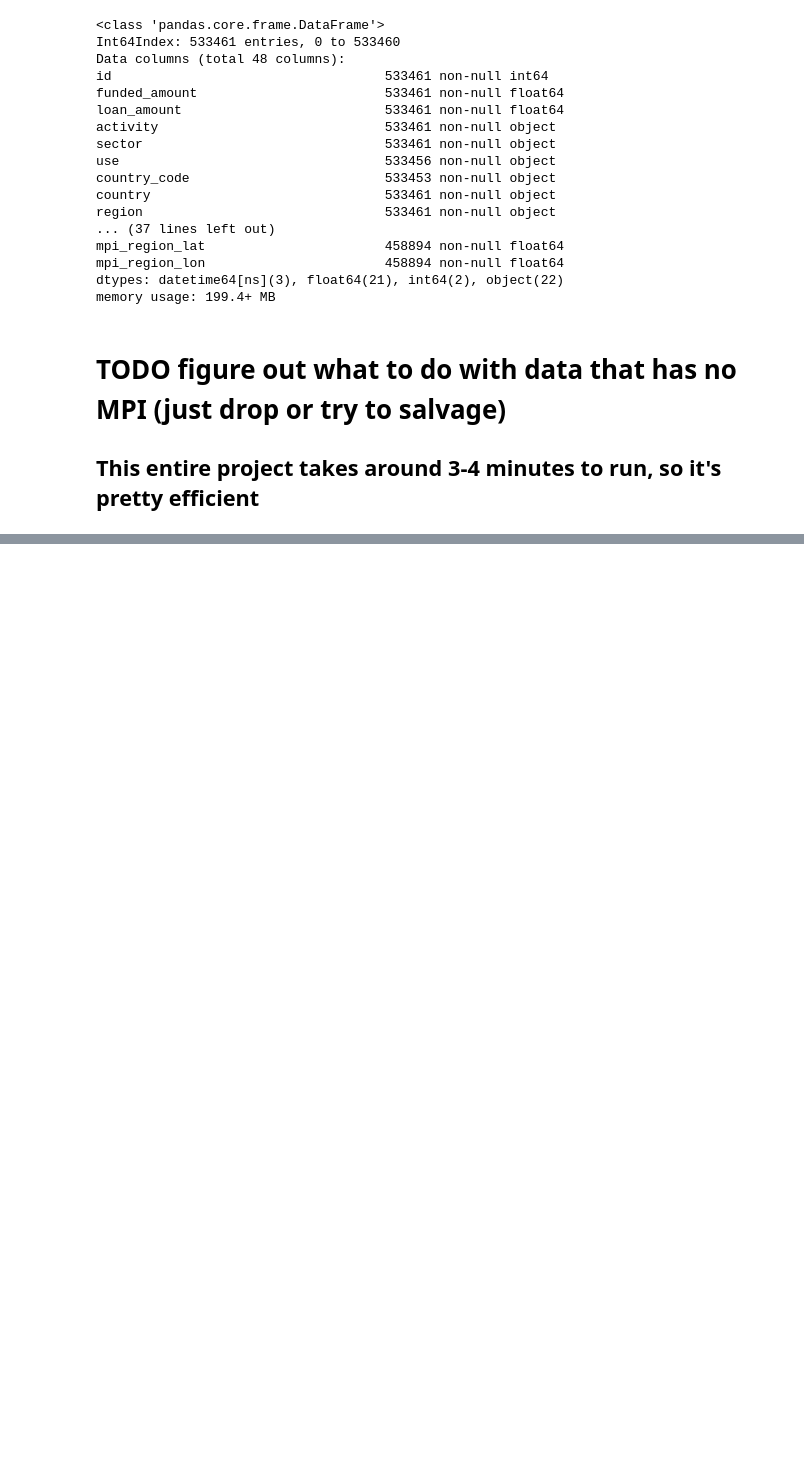
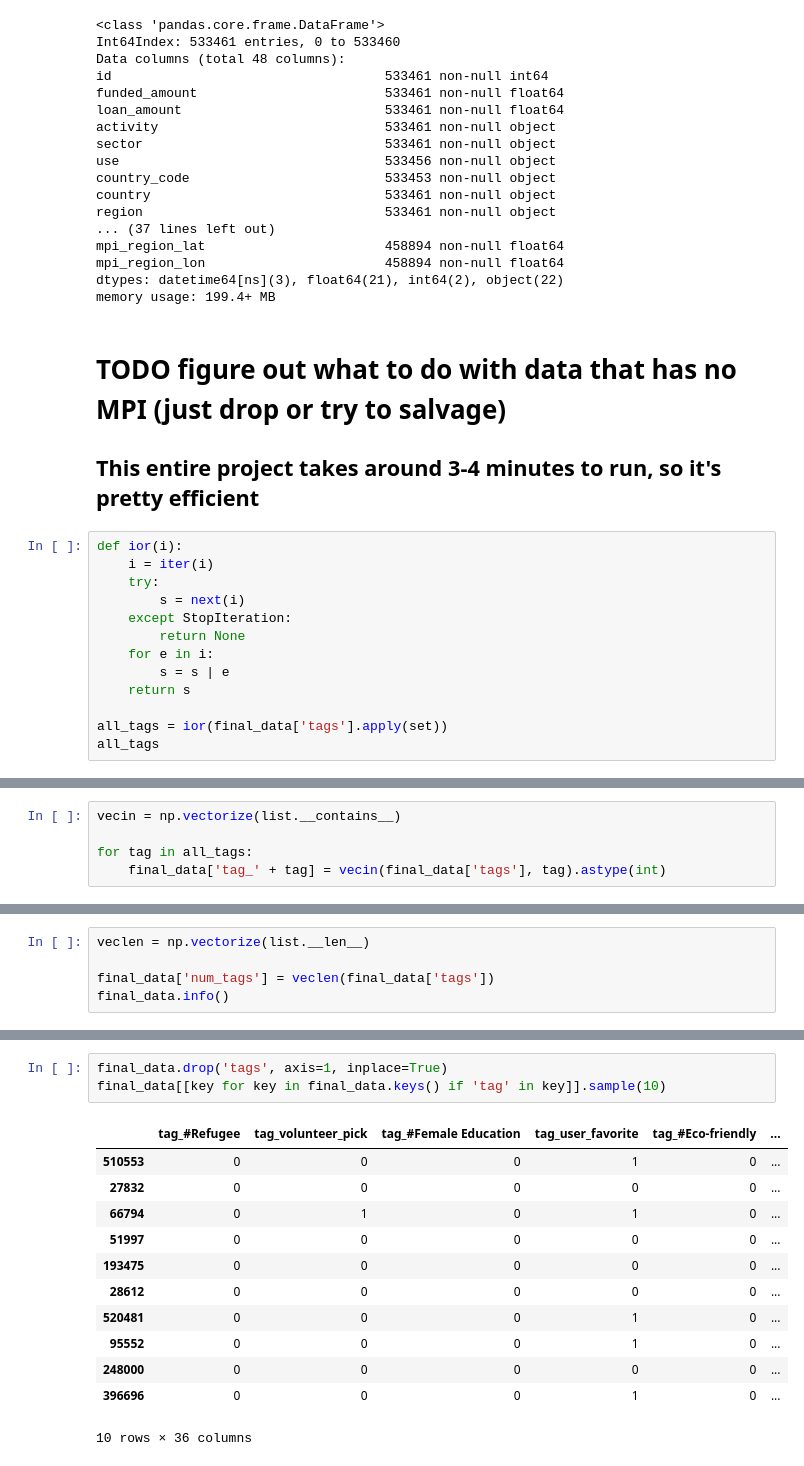
Before and after one commit to JCRaymond/ITCS_4156_FInal, a Jupyter notebook: Data Prep.ipynb, the cells around one changed output, grey strips where cells are left out. Drawn from its saved outputs; the diff is of its cells as text; blank space fills up the shorter version.

Commit message:
Add features to data\n\nDidn't get much more done tonight, ended up working on a personal project to take a little break

```diff
--- a/Data Prep.ipynb
+++ b/Data Prep.ipynb
@@ -1059,3 +1059,16 @@ memory usage: 199.4+ MB
 # TODO figure out what to do with data that has no MPI (just drop or try to salvage)
 
 ## This entire project takes around 3-4 minutes to run, so it's pretty efficient
+# %%
+def ior(i):
+    i = iter(i)
+    try:
+        s = next(i)
+    except StopIteration:
+        return None
+    for e in i:
+        s = s | e
+    return s
+
+all_tags = ior(final_data['tags'].apply(set))
+all_tags
@@ -1061,0 +1093,5 @@ memory usage: 199.4+ MB
+# %%
+vecin = np.vectorize(list.__contains__)
+
+for tag in all_tags:
+    final_data['tag_' + tag] = vecin(final_data['tags'], tag).astype(int)
@@ -1061,0 +1118,5 @@ memory usage: 199.4+ MB
+# %%
+veclen = np.vectorize(list.__len__)
+
+final_data['num_tags'] = veclen(final_data['tags'])
+final_data.info()
@@ -1061,0 +1141,16 @@ memory usage: 199.4+ MB
+# %%
+final_data.drop('tags', axis=1, inplace=True)
+final_data[[key for key in final_data.keys() if 'tag' in key]].sample(10)
+# %% [output]
+|  | tag_#Refugee | tag_volunteer_pick | tag_#Female Education | tag_user_favorite | tag_#Eco-friendly | ... |
+| 510553 | 0 | 0 | 0 | 1 | 0 | ... |
+| 27832 | 0 | 0 | 0 | 0 | 0 | ... |
+| 66794 | 0 | 1 | 0 | 1 | 0 | ... |
+| 51997 | 0 | 0 | 0 | 0 | 0 | ... |
+| 193475 | 0 | 0 | 0 | 0 | 0 | ... |
+| 28612 | 0 | 0 | 0 | 0 | 0 | ... |
+| 520481 | 0 | 0 | 0 | 1 | 0 | ... |
+| 95552 | 0 | 0 | 0 | 1 | 0 | ... |
+| 248000 | 0 | 0 | 0 | 0 | 0 | ... |
+| 396696 | 0 | 0 | 0 | 1 | 0 | ... |
+10 rows × 36 columns
```
Also changed, not shown: parts of 18 cells of this notebook, 1 other file.
